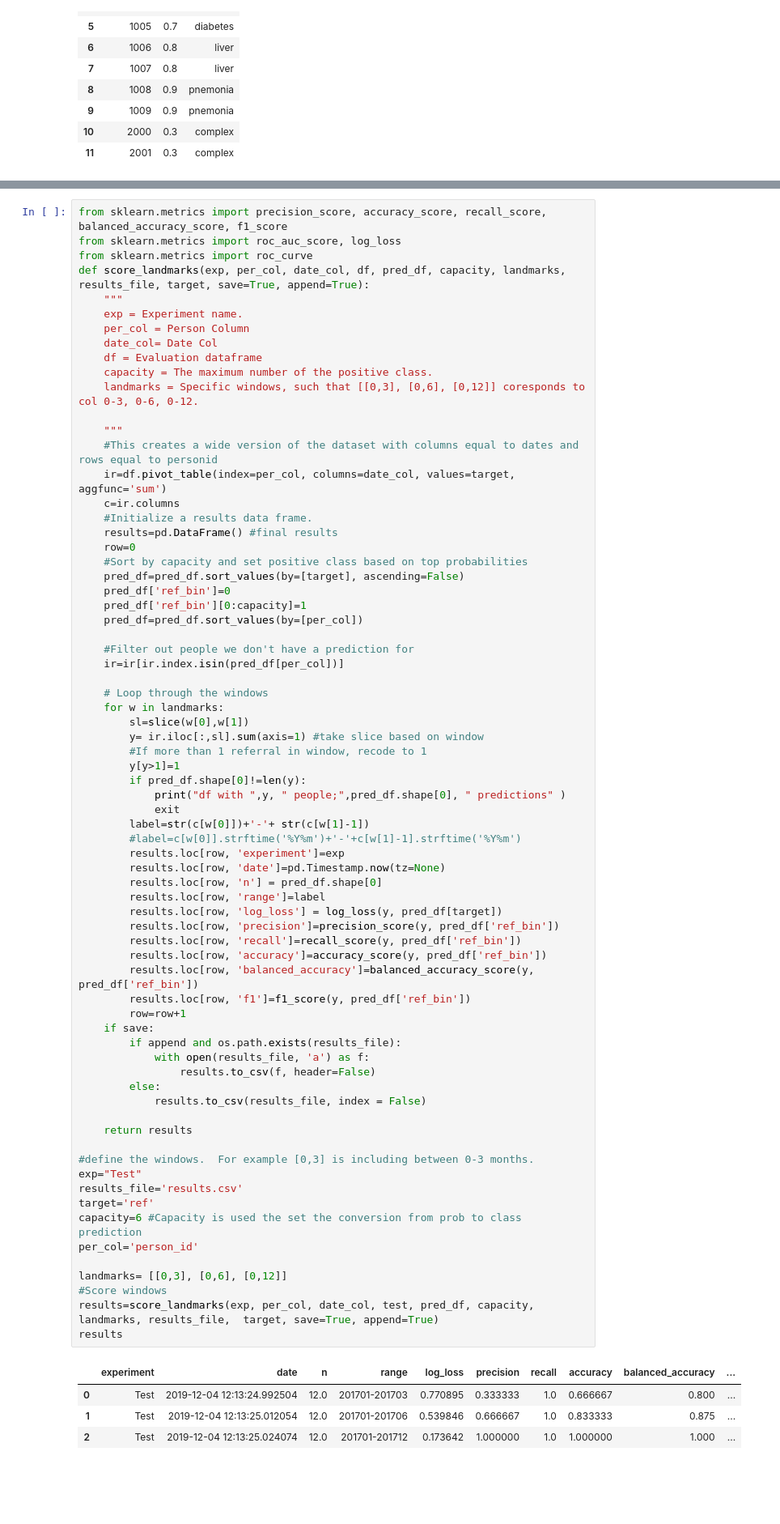
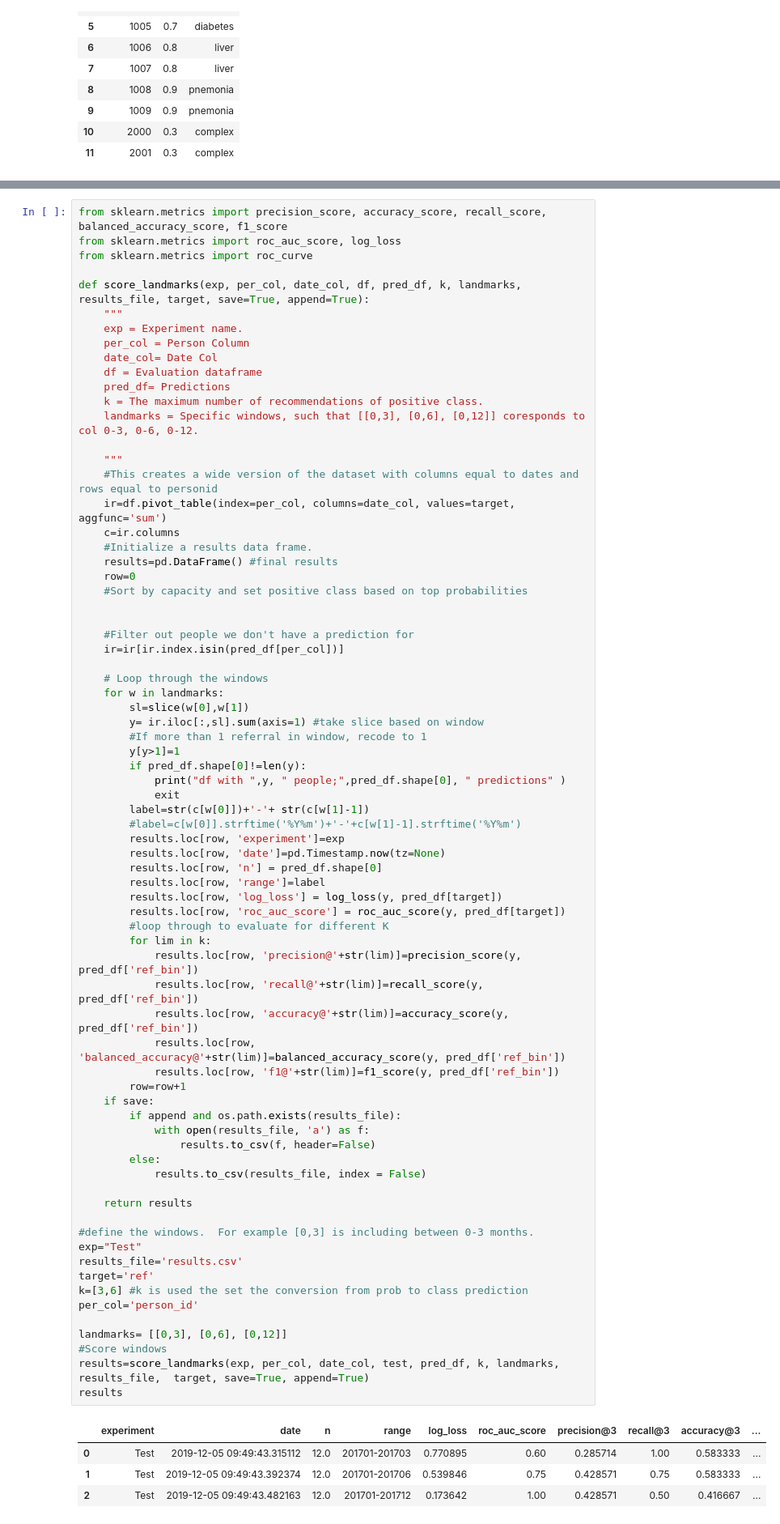
Before and after one commit to HealthINCITE/patient_panel, a Jupyter notebook: notebooks/evaluation.ipynb, the cells around one changed output, grey strips where cells are left out. Shown at 81% size. Saved outputs shown, nothing was run; the diff lists cells and outputs as text; blank space fills up the shorter version.

```diff
--- a/notebooks/evaluation.ipynb
+++ b/notebooks/evaluation.ipynb
@@ -94,13 +126,15 @@ pred_df
 from sklearn.metrics import precision_score, accuracy_score, recall_score, balanced_accuracy_score, f1_score
 from sklearn.metrics import roc_auc_score, log_loss
 from sklearn.metrics import roc_curve
-def score_landmarks(exp, per_col, date_col, df, pred_df, capacity, landmarks, results_file, target, save=True, append=True):
+
+def score_landmarks(exp, per_col, date_col, df, pred_df, k, landmarks, results_file, target, save=True, append=True):
     """
     exp = Experiment name.
     per_col = Person Column
     date_col= Date Col
     df = Evaluation dataframe
-    capacity = The maximum number of the positive class.
+    pred_df= Predictions
+    k = The maximum number of recommendations of positive class.
     landmarks = Specific windows, such that [[0,3], [0,6], [0,12]] coresponds to col 0-3, 0-6, 0-12.
 
     """
@@ -111,10 +145,7 @@ def score_landmarks(exp, per_col, date_col, df, pred_df, capacity, landmarks, re
     results=pd.DataFrame() #final results
     row=0
     #Sort by capacity and set positive class based on top probabilities
-    pred_df=pred_df.sort_values(by=[target], ascending=False)
-    pred_df['ref_bin']=0
-    pred_df['ref_bin'][0:capacity]=1
-    pred_df=pred_df.sort_values(by=[per_col])
+
 
     #Filter out people we don't have a prediction for
     ir=ir[ir.index.isin(pred_df[per_col])]
@@ -128,44 +159,47 @@ def score_landmarks(exp, per_col, date_col, df, pred_df, capacity, landmarks, re
         if pred_df.shape[0]!=len(y):
             print("df with ",y, " people;",pred_df.shape[0], " predictions" )
             exit
         label=str(c[w[0]])+'-'+ str(c[w[1]-1])
         #label=c[w[0]].strftime('%Y%m')+'-'+c[w[1]-1].strftime('%Y%m')
         results.loc[row, 'experiment']=exp
         results.loc[row, 'date']=pd.Timestamp.now(tz=None)
         results.loc[row, 'n'] = pred_df.shape[0]
         results.loc[row, 'range']=label
         results.loc[row, 'log_loss'] = log_loss(y, pred_df[target])
-        results.loc[row, 'precision']=precision_score(y, pred_df['ref_bin'])
-        results.loc[row, 'recall']=recall_score(y, pred_df['ref_bin'])
-        results.loc[row, 'accuracy']=accuracy_score(y, pred_df['ref_bin'])
-        results.loc[row, 'balanced_accuracy']=balanced_accuracy_score(y, pred_df['ref_bin'])
-        results.loc[row, 'f1']=f1_score(y, pred_df['ref_bin'])
+        results.loc[row, 'roc_auc_score'] = roc_auc_score(y, pred_df[target])
+        #loop through to evaluate for different K
+        for lim in k:
+            results.loc[row, 'precision@'+str(lim)]=precision_score(y, pred_df['ref_bin'])
+            results.loc[row, 'recall@'+str(lim)]=recall_score(y, pred_df['ref_bin'])
+            results.loc[row, 'accuracy@'+str(lim)]=accuracy_score(y, pred_df['ref_bin'])
+            results.loc[row, 'balanced_accuracy@'+str(lim)]=balanced_accuracy_score(y, pred_df['ref_bin'])
+            results.loc[row, 'f1@'+str(lim)]=f1_score(y, pred_df['ref_bin'])
         row=row+1
     if save:
         if append and os.path.exists(results_file):
             with open(results_file, 'a') as f:
                 results.to_csv(f, header=False)
         else:
             results.to_csv(results_file, index = False)
 
     return results
 
 #define the windows.  For example [0,3] is including between 0-3 months.
 exp="Test"
 results_file='results.csv'
 target='ref'
-capacity=6 #Capacity is used the set the conversion from prob to class prediction
+k=[3,6] #k is used the set the conversion from prob to class prediction
 per_col='person_id'
 
 landmarks= [[0,3], [0,6], [0,12]]
 #Score windows
-results=score_landmarks(exp, per_col, date_col, test, pred_df, capacity, landmarks, results_file,  target, save=True, append=True)
+results=score_landmarks(exp, per_col, date_col, test, pred_df, k, landmarks, results_file,  target, save=True, append=True)
 results
 # %% [output]
-|  | experiment | date | n | range | log_loss | precision | recall | accuracy | balanced_accuracy | ... |
-| 0 | Test | 2019-12-04 12:13:24.992504 | 12.0 | 201701-201703 | 0.770895 | 0.333333 | 1.0 | 0.666667 | 0.800 | ... |
-| 1 | Test | 2019-12-04 12:13:25.012054 | 12.0 | 201701-201706 | 0.539846 | 0.666667 | 1.0 | 0.833333 | 0.875 | ... |
-| 2 | Test | 2019-12-04 12:13:25.024074 | 12.0 | 201701-201712 | 0.173642 | 1.000000 | 1.0 | 1.000000 | 1.000 | ... |
+|  | experiment | date | n | range | log_loss | roc_auc_score | precision@3 | recall@3 | accuracy@3 | ... |
+| 0 | Test | 2019-12-05 09:49:43.315112 | 12.0 | 201701-201703 | 0.770895 | 0.60 | 0.285714 | 1.00 | 0.583333 | ... |
+| 1 | Test | 2019-12-05 09:49:43.392374 | 12.0 | 201701-201706 | 0.539846 | 0.75 | 0.428571 | 0.75 | 0.583333 | ... |
+| 2 | Test | 2019-12-05 09:49:43.482163 | 12.0 | 201701-201712 | 0.173642 | 1.00 | 0.428571 | 0.50 | 0.416667 | ... |
 # %%
 #This is just a clearer window into what the evaluattion function does
 #This creates a wide version of the dataset with columns equal to dates and rows equal to personid
```
Also changed, not shown: parts of 2 cells of this notebook, 1 other file.
